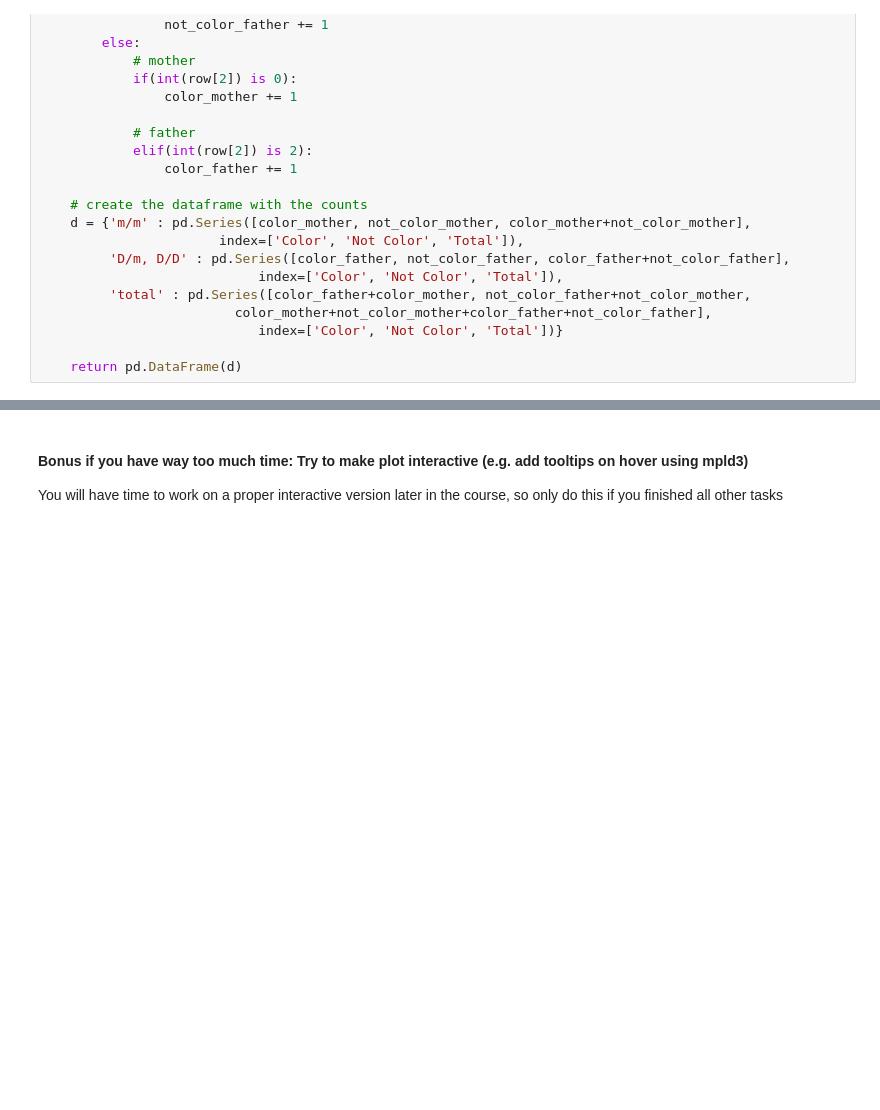
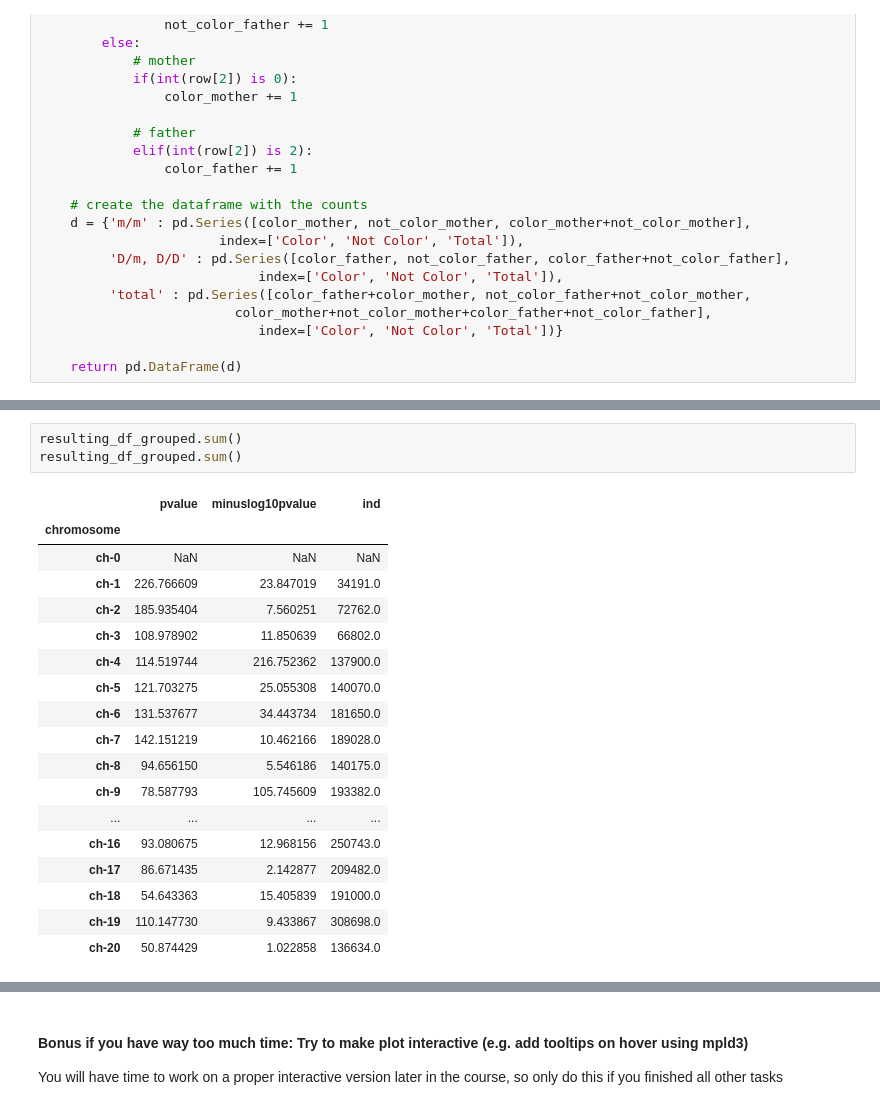
Before and after one commit to Telocontar/IntegratedBioinformatics, a Jupyter notebook: notebooks/Day3_GWAS_part1.ipynb, the cells around one changed output, grey strips where cells are left out. Drawn from its saved outputs; the diff is of its cells as text; blank space fills up the shorter version.

```diff
--- a/notebooks/Day3_GWAS_part1.ipynb
+++ b/notebooks/Day3_GWAS_part1.ipynb
@@ -591,3 +633,25 @@ A Manhattan plot, named after its resemblance to the skyline of Manhattan, is co
 Technically, a Manhattan plot is a scatter plot of genome position (for each chromosome) vs the negative logarithm of the p-value.
 
 <img src="Manhattan.png"></img>
+# %%
+resulting_df_grouped.sum()
+resulting_df_grouped.sum()
+# %% [output]
+|  | pvalue | minuslog10pvalue | ind |
+| chromosome |  |  |  |
+| ch-0 | NaN | NaN | NaN |
+| ch-1 | 226.766609 | 23.847019 | 34191.0 |
+| ch-2 | 185.935404 | 7.560251 | 72762.0 |
+| ch-3 | 108.978902 | 11.850639 | 66802.0 |
+| ch-4 | 114.519744 | 216.752362 | 137900.0 |
+| ch-5 | 121.703275 | 25.055308 | 140070.0 |
+| ch-6 | 131.537677 | 34.443734 | 181650.0 |
+| ch-7 | 142.151219 | 10.462166 | 189028.0 |
+| ch-8 | 94.656150 | 5.546186 | 140175.0 |
+| ch-9 | 78.587793 | 105.745609 | 193382.0 |
+| ... | ... | ... | ... |
+| ch-16 | 93.080675 | 12.968156 | 250743.0 |
+| ch-17 | 86.671435 | 2.142877 | 209482.0 |
+| ch-18 | 54.643363 | 15.405839 | 191000.0 |
+| ch-19 | 110.147730 | 9.433867 | 308698.0 |
+| ch-20 | 50.874429 | 1.022858 | 136634.0 |
```
Also changed, not shown: parts of 4 cells of this notebook.
